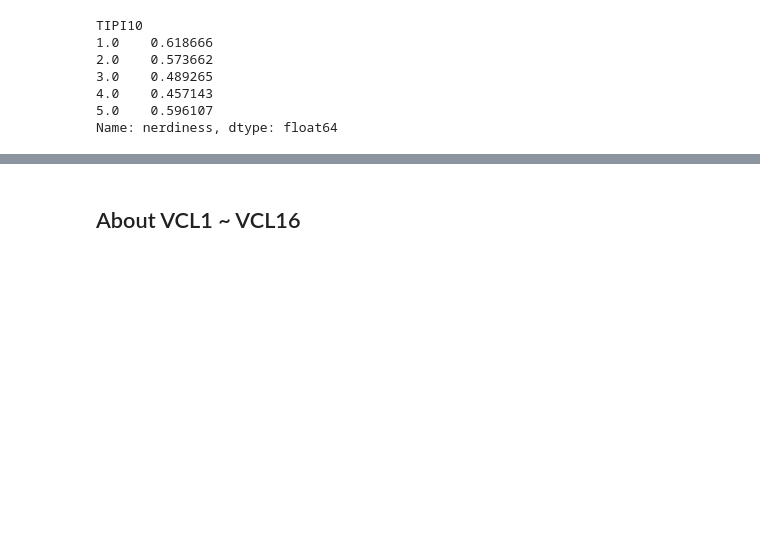
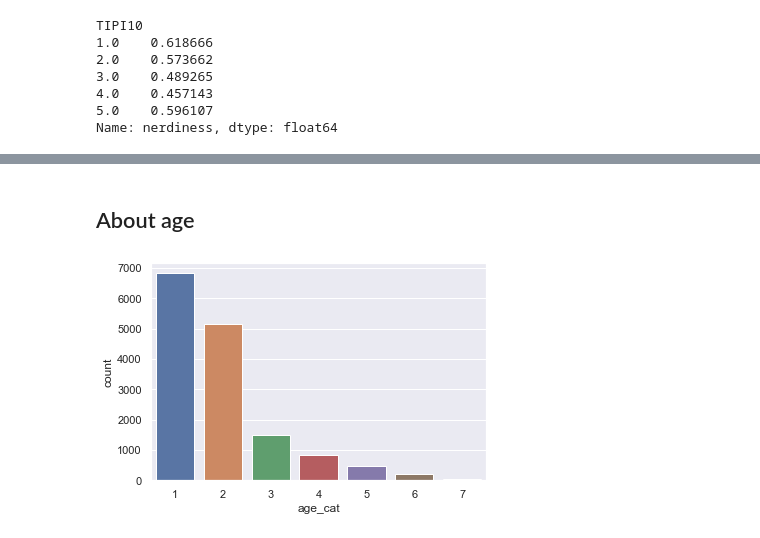
Before and after one commit to Seokii/2022_SWAI_Qualifiers, a Jupyter notebook: notebooks/minseok_EDA2.ipynb, the cells around one changed output, grey strips where cells are left out. Saved outputs shown, nothing was run; the diff lists cells and outputs as text; code cells hidden in the pictures; blank space fills up the shorter version.

```diff
--- a/notebooks/minseok_EDA2.ipynb
+++ b/notebooks/minseok_EDA2.ipynb
@@ -186,2 +285,28 @@ Name: nerdiness, dtype: float64
 # %% [markdown]
-## About VCL1 ~ VCL16
+## About age
+# %%
+train['age_cat'] = 0
+test['age_cat'] = 0
+
+train.loc[train['age'] < 10, 'age_cat'] = 0
+train.loc[(10 <= train['age']) & (train['age'] < 20), 'age_cat'] = 1
+train.loc[(20 <= train['age']) & (train['age'] < 30), 'age_cat'] = 2
+train.loc[(30 <= train['age']) & (train['age'] < 40), 'age_cat'] = 3
+train.loc[(40 <= train['age']) & (train['age'] < 50), 'age_cat'] = 4
+train.loc[(50 <= train['age']) & (train['age'] < 60), 'age_cat'] = 5
+train.loc[(60 <= train['age']) & (train['age'] < 70), 'age_cat'] = 6
+train.loc[(70 <= train['age']), 'age_cat'] = 7
+
+test.loc[test['age'] < 10, 'age_cat'] = 0
+test.loc[(10 <= test['age']) & (test['age'] < 20), 'age_cat'] = 1
+test.loc[(20 <= test['age']) & (test['age'] < 30), 'age_cat'] = 2
+test.loc[(30 <= test['age']) & (test['age'] < 40), 'age_cat'] = 3
+test.loc[(40 <= test['age']) & (test['age'] < 50), 'age_cat'] = 4
+test.loc[(50 <= test['age']) & (test['age'] < 60), 'age_cat'] = 5
+test.loc[(60 <= test['age']) & (test['age'] < 70), 'age_cat'] = 6
+test.loc[(70 <= test['age']), 'age_cat'] = 7
+# %%
+sns.set_theme(style="darkgrid")
+ax = sns.countplot(x="age_cat", data=train)
+# %% [output]
+[figure, added]
```
Also changed, not shown: parts of 47 cells of this notebook, 8 other files.
